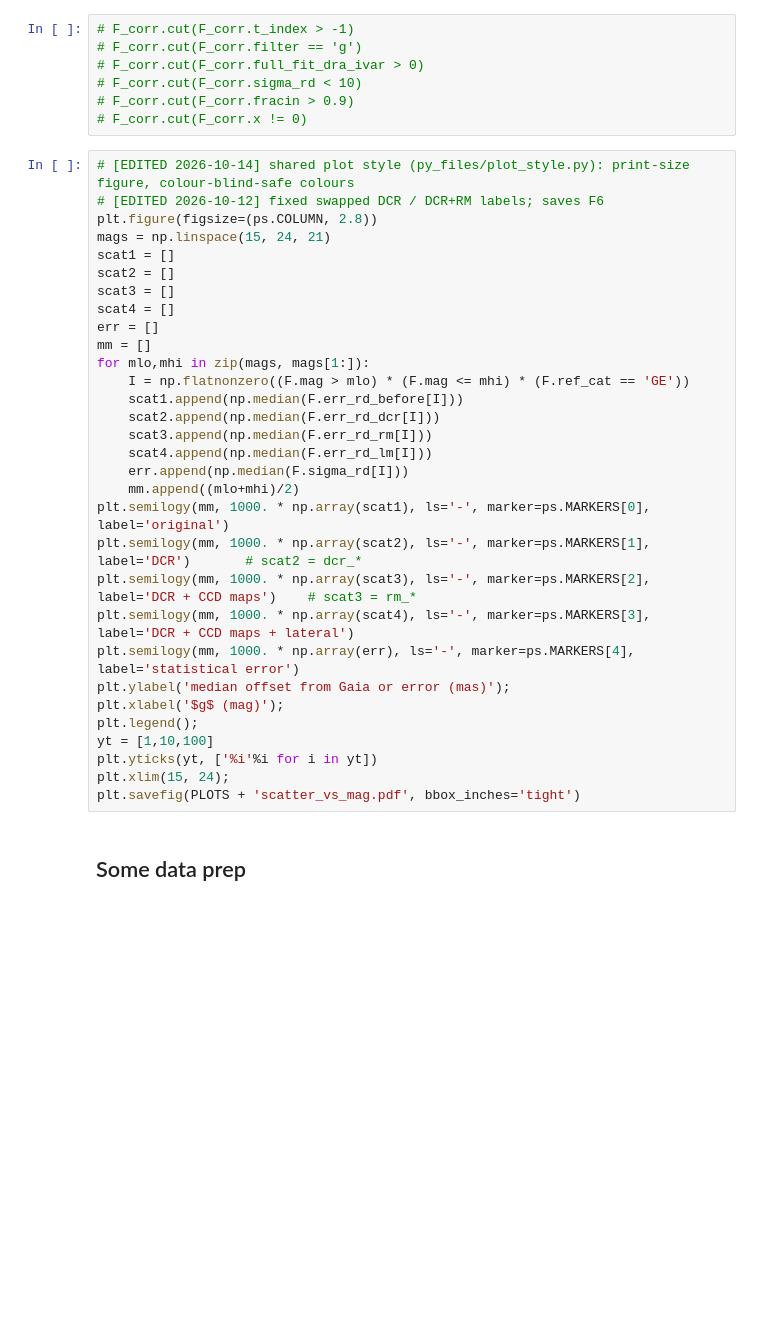
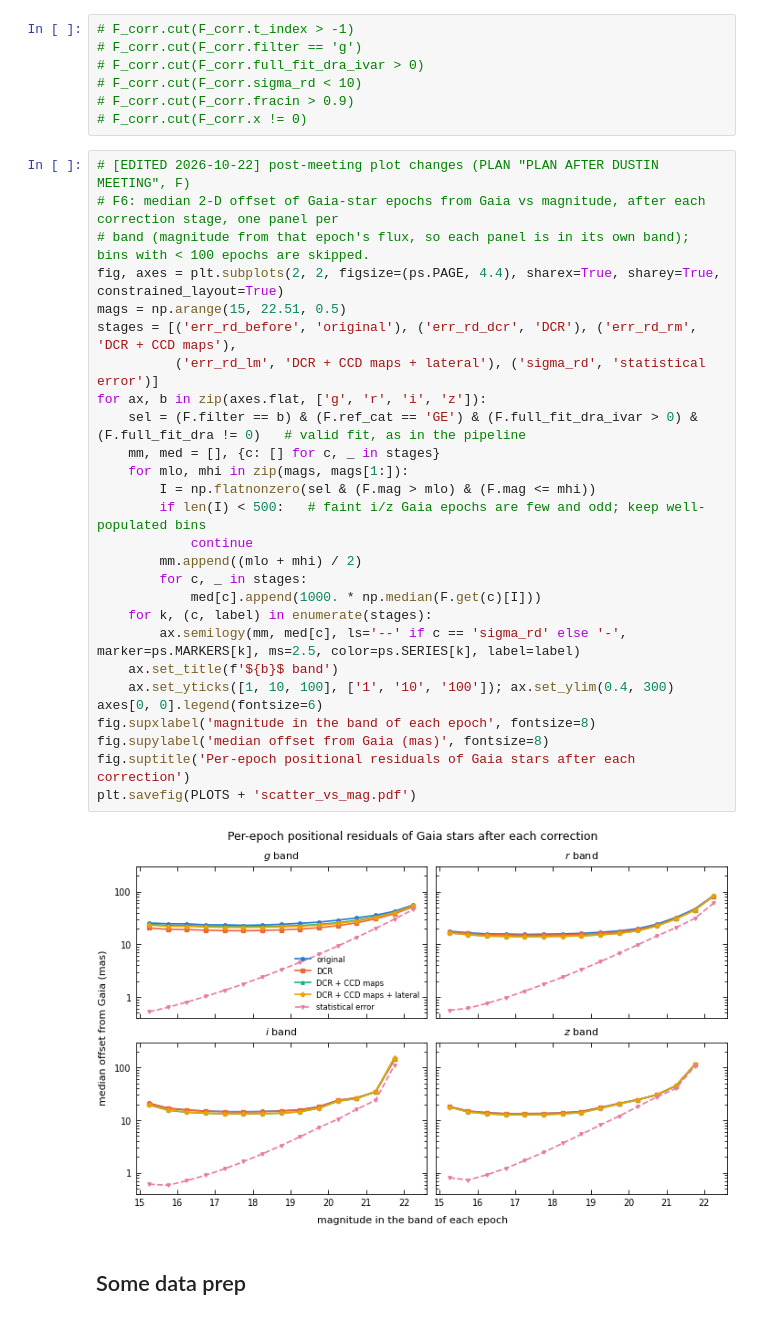
Before and after one commit to nadafalou/LegacyPM, a Jupyter notebook: run/err-plots.ipynb, the cells around one changed output. Drawn from its saved outputs; the diff is of its cells as text; blank space fills up the shorter version.

```diff
--- a/run/err-plots.ipynb
+++ b/run/err-plots.ipynb
@@ -69,36 +85,34 @@ F.pmra = T.pmra[F.t_index]
 # F_corr.cut(F_corr.fracin > 0.9)
 # F_corr.cut(F_corr.x != 0)
 # %%
-# [EDITED 2026-10-14] shared plot style (py_files/plot_style.py): print-size figure, colour-blind-safe colours
-# [EDITED 2026-10-12] fixed swapped DCR / DCR+RM labels; saves F6
-plt.figure(figsize=(ps.COLUMN, 2.8))
-mags = np.linspace(15, 24, 21)
-scat1 = []
-scat2 = []
-scat3 = []
-scat4 = []
-err = []
-mm = []
-for mlo,mhi in zip(mags, mags[1:]):
-    I = np.flatnonzero((F.mag > mlo) * (F.mag <= mhi) * (F.ref_cat == 'GE'))
-    scat1.append(np.median(F.err_rd_before[I]))
-    scat2.append(np.median(F.err_rd_dcr[I]))
-    scat3.append(np.median(F.err_rd_rm[I]))
-    scat4.append(np.median(F.err_rd_lm[I]))
-    err.append(np.median(F.sigma_rd[I]))
-    mm.append((mlo+mhi)/2)
-plt.semilogy(mm, 1000. * np.array(scat1), ls='-', marker=ps.MARKERS[0], label='original')
-plt.semilogy(mm, 1000. * np.array(scat2), ls='-', marker=ps.MARKERS[1], label='DCR')       # scat2 = dcr_*
-plt.semilogy(mm, 1000. * np.array(scat3), ls='-', marker=ps.MARKERS[2], label='DCR + CCD maps')    # scat3 = rm_*
-plt.semilogy(mm, 1000. * np.array(scat4), ls='-', marker=ps.MARKERS[3], label='DCR + CCD maps + lateral')
-plt.semilogy(mm, 1000. * np.array(err), ls='-', marker=ps.MARKERS[4], label='statistical error')
-plt.ylabel('median offset from Gaia or error (mas)');
-plt.xlabel('$g$ (mag)');
-plt.legend();
-yt = [1,10,100]
-plt.yticks(yt, ['%i'%i for i in yt])
-plt.xlim(15, 24);
-plt.savefig(PLOTS + 'scatter_vs_mag.pdf', bbox_inches='tight')
+# [EDITED 2026-10-22] post-meeting plot changes (PLAN "PLAN AFTER DUSTIN MEETING", F)
+# F6: median 2-D offset of Gaia-star epochs from Gaia vs magnitude, after each correction stage, one panel per
+# band (magnitude from that epoch's flux, so each panel is in its own band); bins with < 100 epochs are skipped.
+fig, axes = plt.subplots(2, 2, figsize=(ps.PAGE, 4.4), sharex=True, sharey=True, constrained_layout=True)
+mags = np.arange(15, 22.51, 0.5)
+stages = [('err_rd_before', 'original'), ('err_rd_dcr', 'DCR'), ('err_rd_rm', 'DCR + CCD maps'),
+          ('err_rd_lm', 'DCR + CCD maps + lateral'), ('sigma_rd', 'statistical error')]
+for ax, b in zip(axes.flat, ['g', 'r', 'i', 'z']):
+    sel = (F.filter == b) & (F.ref_cat == 'GE') & (F.full_fit_dra_ivar > 0) & (F.full_fit_dra != 0)   # valid fit, as in the pipeline
+    mm, med = [], {c: [] for c, _ in stages}
+    for mlo, mhi in zip(mags, mags[1:]):
+        I = np.flatnonzero(sel & (F.mag > mlo) & (F.mag <= mhi))
+        if len(I) < 500:   # faint i/z Gaia epochs are few and odd; keep well-populated bins
+            continue
+        mm.append((mlo + mhi) / 2)
+        for c, _ in stages:
+            med[c].append(1000. * np.median(F.get(c)[I]))
+    for k, (c, label) in enumerate(stages):
+        ax.semilogy(mm, med[c], ls='--' if c == 'sigma_rd' else '-', marker=ps.MARKERS[k], ms=2.5, color=ps.SERIES[k], label=label)
+    ax.set_title(f'${b}$ band')
+    ax.set_yticks([1, 10, 100], ['1', '10', '100']); ax.set_ylim(0.4, 300)
+axes[0, 0].legend(fontsize=6)
+fig.supxlabel('magnitude in the band of each epoch', fontsize=8)
+fig.supylabel('median offset from Gaia (mas)', fontsize=8)
+fig.suptitle('Per-epoch positional residuals of Gaia stars after each correction')
+plt.savefig(PLOTS + 'scatter_vs_mag.pdf')
+# %% [output]
+[figure, added]
 # %% [markdown]
 ## Some data prep
 # %%
```
Also changed, not shown: parts of 19 cells of this notebook, 22 other files.
